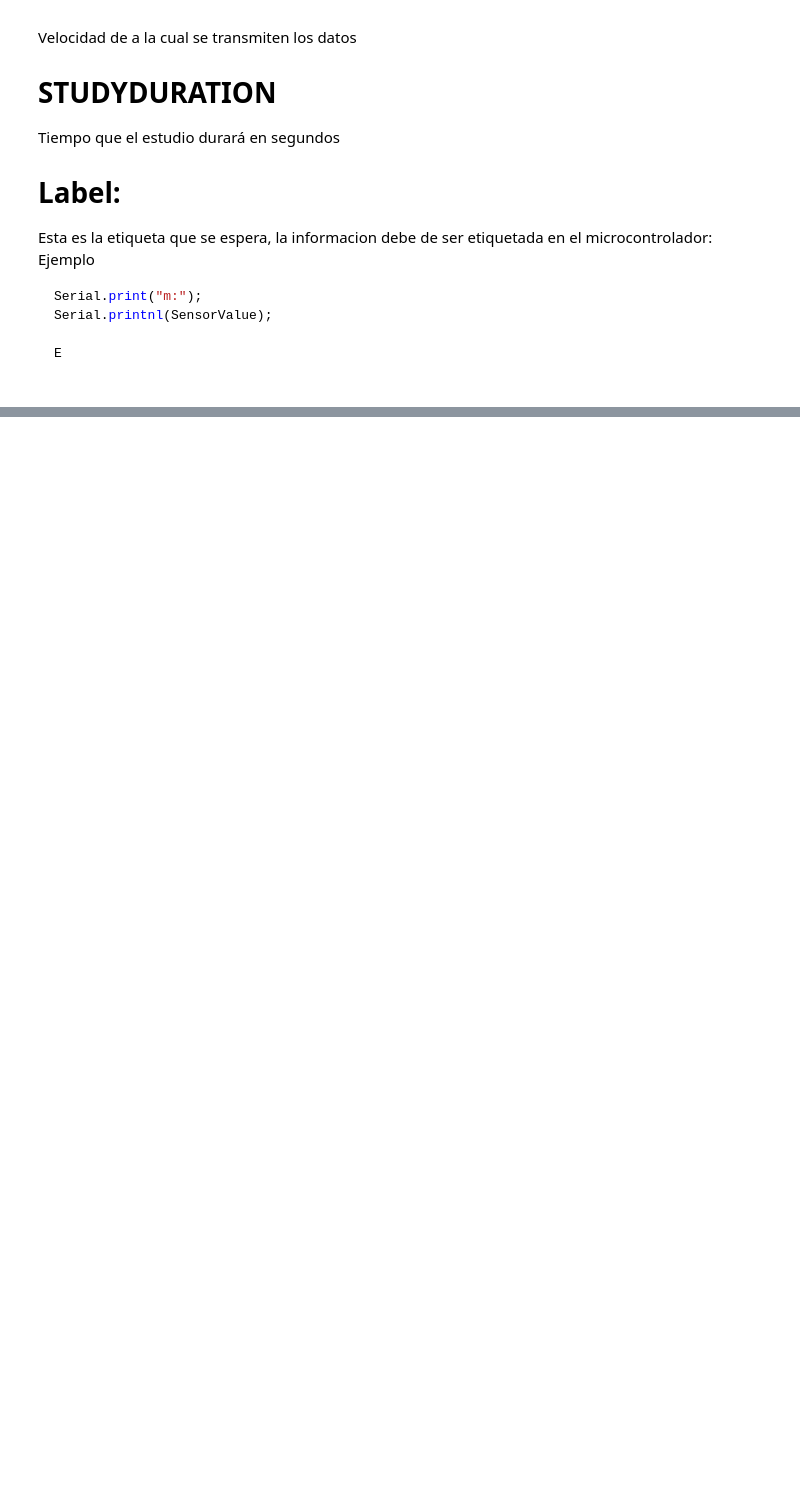
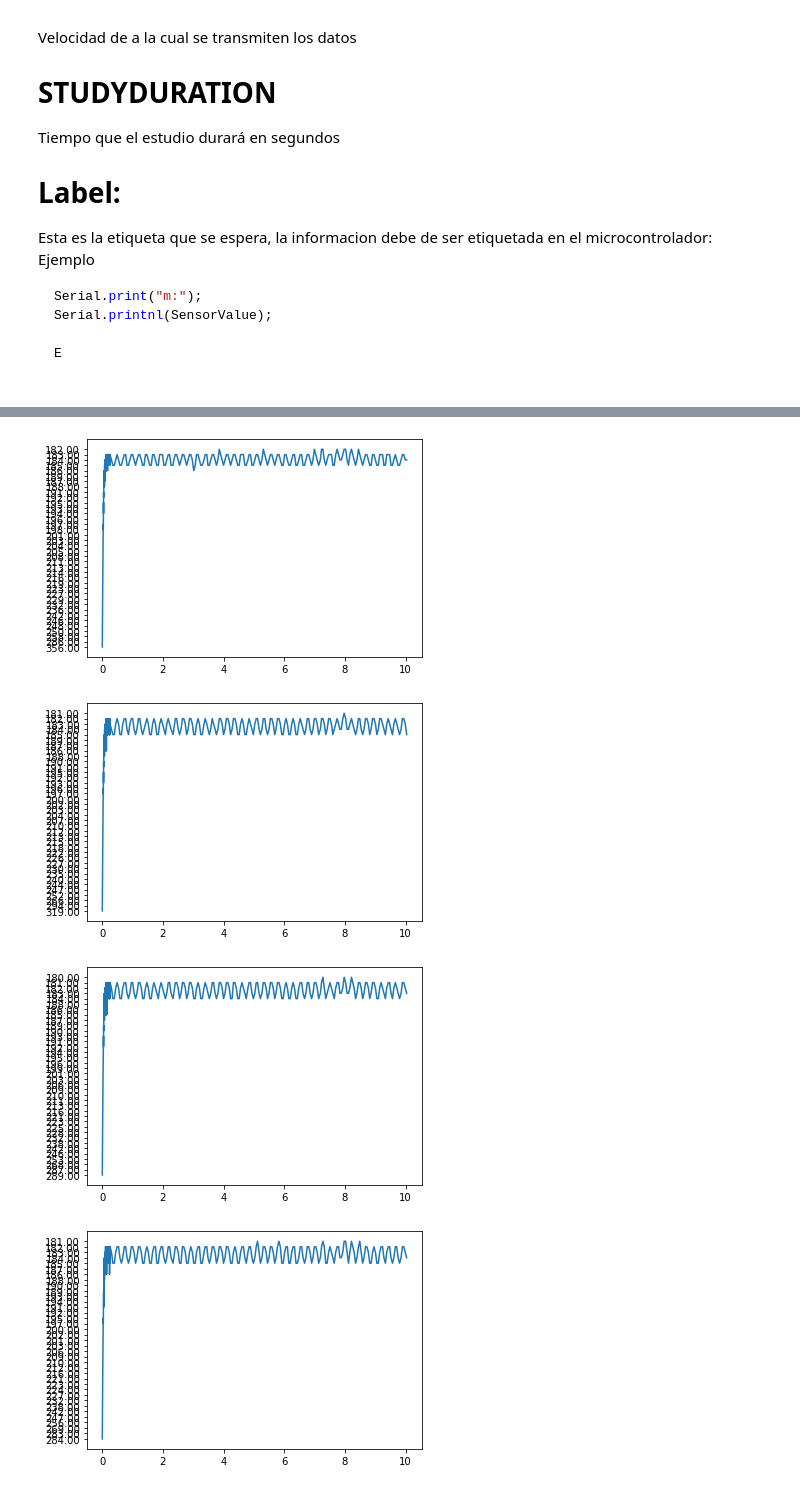
Before and after one commit to BIOINSTRUMENTACION/BIO4, a Jupyter notebook: 1_Goniometro/Python/Dra.Mariana.ipynb, the cells around one changed output, grey strips where cells are left out. Cells and saved outputs as stored; diff of their text form; code cells hidden in the pictures; blank space fills up the shorter version.

```diff
--- a/1_Goniometro/Python/Dra.Mariana.ipynb
+++ b/1_Goniometro/Python/Dra.Mariana.ipynb
@@ -76,0 +106,18 @@ Mega.close()
+# %%
+plt.plot(Time,sensor0)
+plt.show()
+plt.plot(Time,sensor1)
+plt.show()
+plt.plot(Time,sensor2)
+plt.show()
+plt.plot(Time,sensor3)
+plt.show()
+plt.plot(Time,sensor4)
+plt.show()
+plt.plot(Time,sensor5)
+plt.show()
+# %% [output]
+[figure, added]
+[figure, added]
+[figure, added]
+[figure, added]
```
Also changed, not shown: parts of 3 cells of this notebook, 1 other file.
